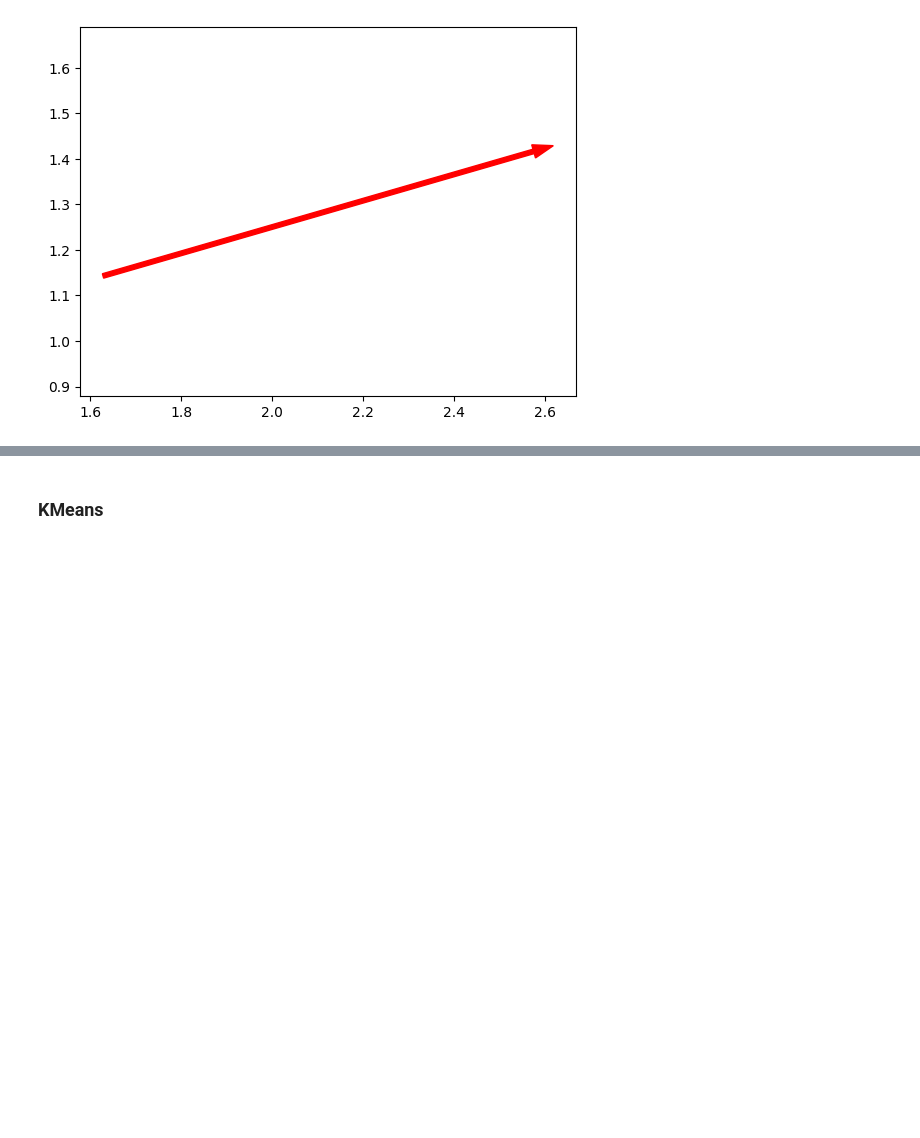
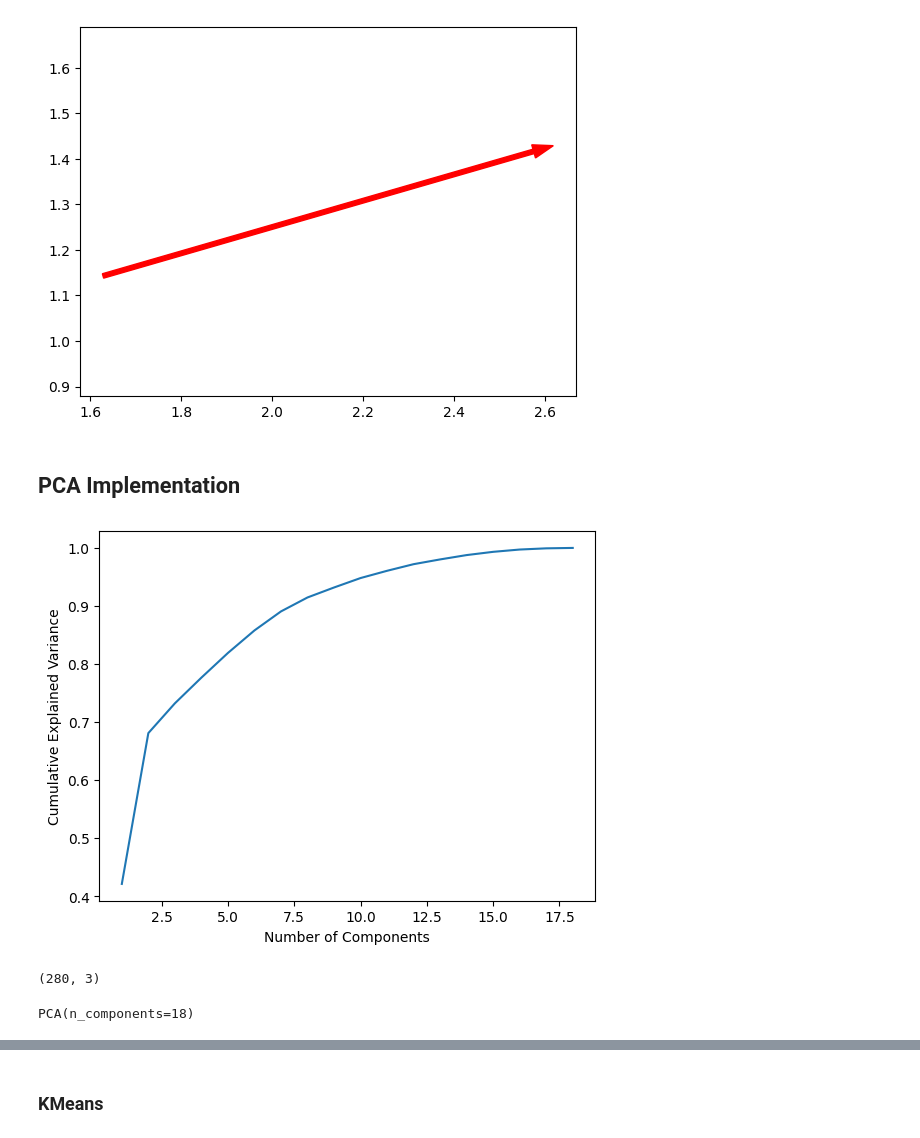
Before and after one commit to esoto15/text-tone-preference-analysis, a Jupyter notebook: data-analysis.ipynb, the cells around one changed output, grey strips where cells are left out. Cells and saved outputs as stored; diff of their text form; code cells hidden in the pictures; blank space fills up the shorter version.

```diff
--- a/data-analysis.ipynb
+++ b/data-analysis.ipynb
@@ -273,3 +321,31 @@ plt.axis('equal')
 plt.show()
 # %% [output]
 [figure]
+# %% [markdown]
+## PCA Implementation
+# %%
+pca = PCA()
+pca.fit(encoded_data)
+# Elbow method to determine optinal number of components
+# Proportion of variance explained criterion
+plt.plot(range(1, len(pca.explained_variance_ratio_) + 1),
+         np.cumsum(pca.explained_variance_ratio_))
+plt.xlabel('Number of Components')
+plt.ylabel('Cumulative Explained Variance')
+plt.show()
+# %% [output]
+[figure, added]
+# %%
+# PCA Implementation w the optimal # of components
+pca = PCA(n_components = 3)
+pca.fit(encoded_data)
+pca_features = pca.transform(encoded_data)
+print(pca_features.shape)
+# %% [output]
+(280, 3)
+# %%
+# Scree plot criterion for selecting principal components
+covar_matrix = PCA(n_components = len(encoded_data.columns))
+covar_matrix.fit(encoded_data)
+# %% [output]
+PCA(n_components=18)
```
Also changed, not shown: parts of 7 cells of this notebook, 1 other file.
